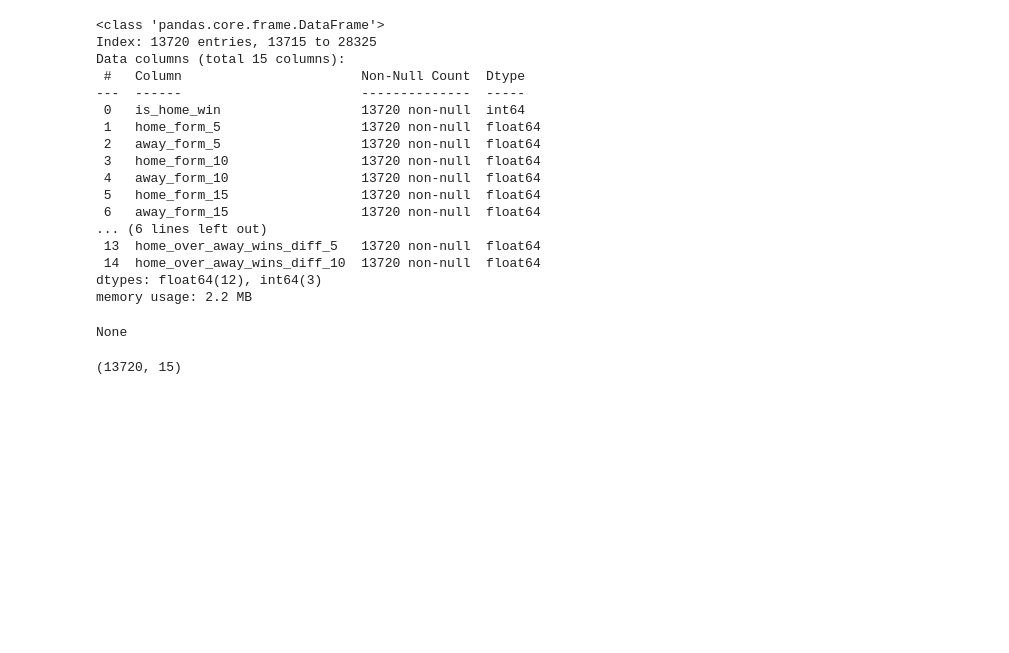
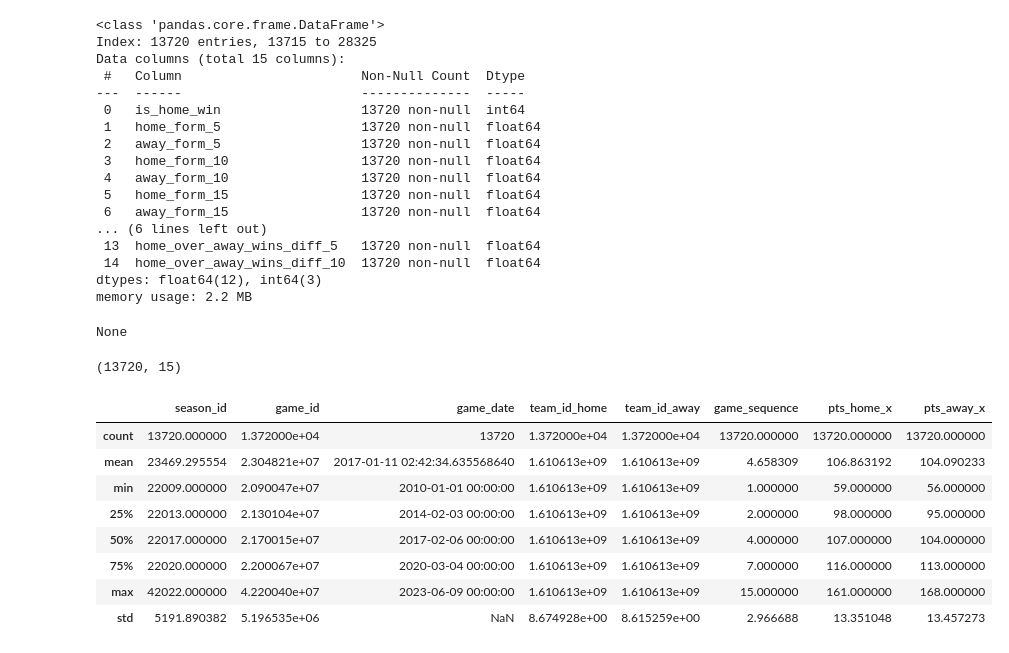
Before and after one commit to Avoca9o/nba-predictor, a Jupyter notebook: data/collect_data.ipynb, the cells around one changed output. Saved outputs shown, nothing was run; the diff lists cells and outputs as text; code cells hidden in the pictures; blank space fills up the shorter version.

```diff
--- a/data/collect_data.ipynb
+++ b/data/collect_data.ipynb
@@ -423,3 +420,15 @@ dtypes: float64(12), int64(3)
 memory usage: 2.2 MB
 None
 (13720, 15)
+# %%
+new_df.describe()
+# %% [output]
+|  | season_id | game_id | game_date | team_id_home | team_id_away | game_sequence | pts_home_x | pts_away_x |
+| count | 13720.000000 | 1.372000e+04 | 13720 | 1.372000e+04 | 1.372000e+04 | 13720.000000 | 13720.000000 | 13720.000000 |
+| mean | 23469.295554 | 2.304821e+07 | 2017-01-11 02:42:34.635568640 | 1.610613e+09 | 1.610613e+09 | 4.658309 | 106.863192 | 104.090233 |
+| min | 22009.000000 | 2.090047e+07 | 2010-01-01 00:00:00 | 1.610613e+09 | 1.610613e+09 | 1.000000 | 59.000000 | 56.000000 |
+| 25% | 22013.000000 | 2.130104e+07 | 2014-02-03 00:00:00 | 1.610613e+09 | 1.610613e+09 | 2.000000 | 98.000000 | 95.000000 |
+| 50% | 22017.000000 | 2.170015e+07 | 2017-02-06 00:00:00 | 1.610613e+09 | 1.610613e+09 | 4.000000 | 107.000000 | 104.000000 |
+| 75% | 22020.000000 | 2.200067e+07 | 2020-03-04 00:00:00 | 1.610613e+09 | 1.610613e+09 | 7.000000 | 116.000000 | 113.000000 |
+| max | 42022.000000 | 4.220040e+07 | 2023-06-09 00:00:00 | 1.610613e+09 | 1.610613e+09 | 15.000000 | 161.000000 | 168.000000 |
+| std | 5191.890382 | 5.196535e+06 | NaN | 8.674928e+00 | 8.615259e+00 | 2.966688 | 13.351048 | 13.457273 |
```
Also changed, not shown: parts of 2 cells of this notebook, 2 other files.
